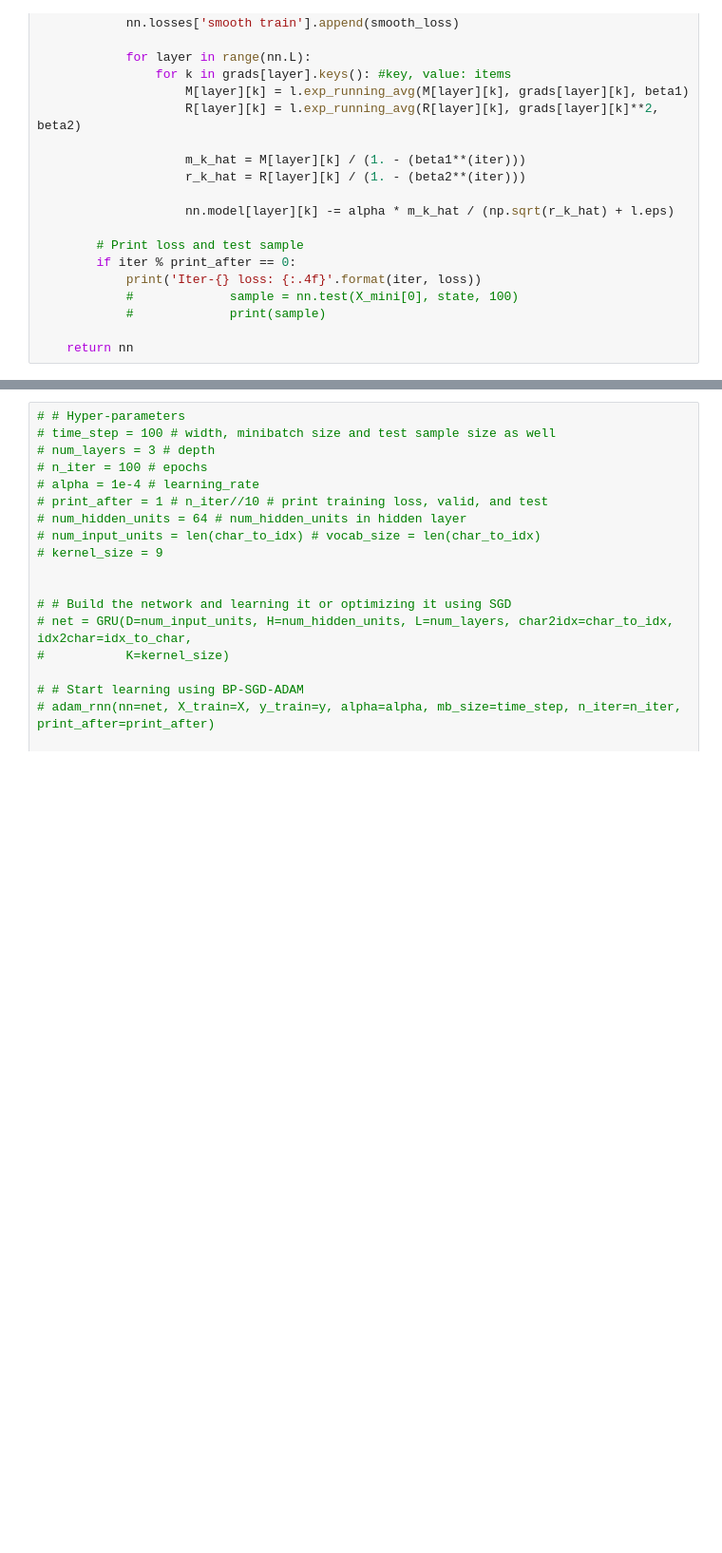
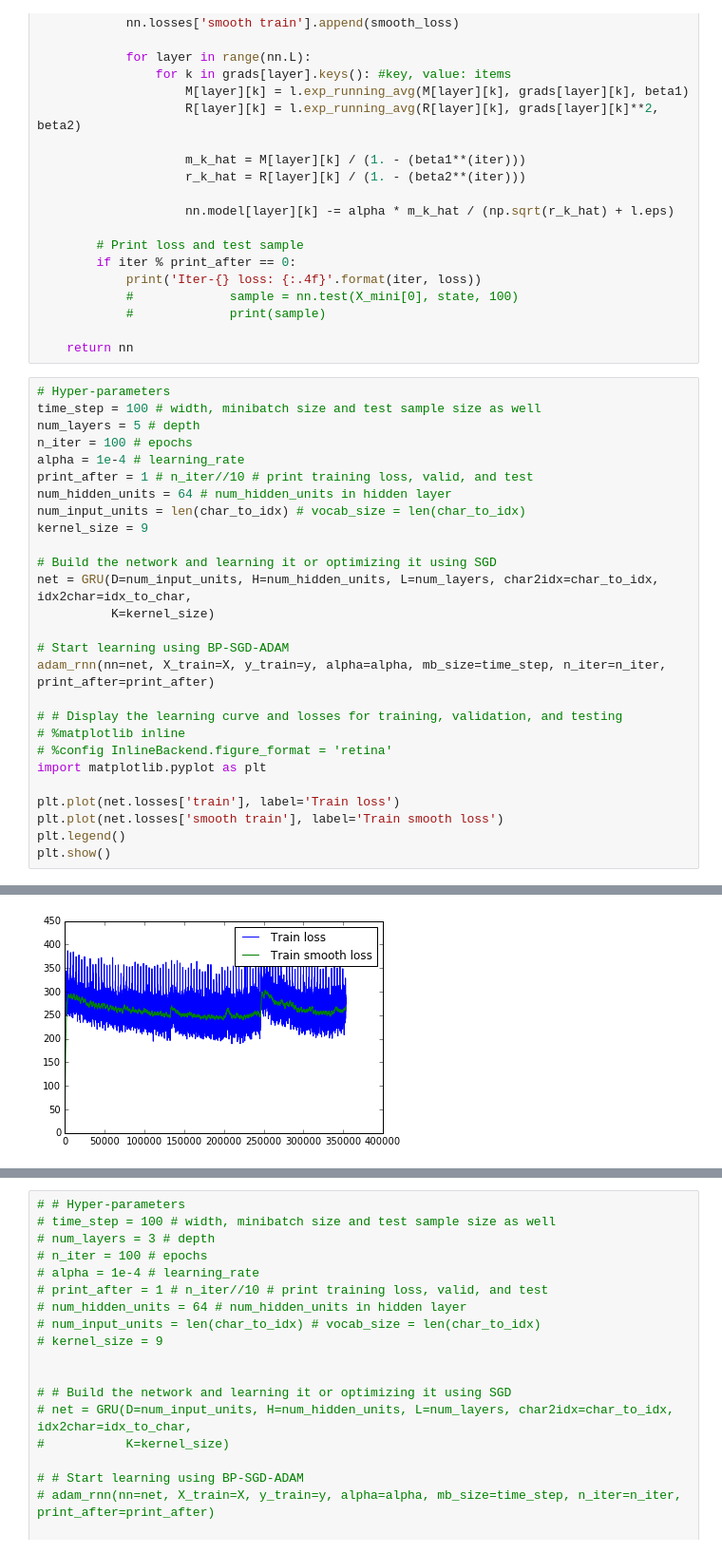
Before and after one commit to arasdar/DL, a Jupyter notebook: DGRU2-conv.ipynb, the cells around one changed output, grey strips where cells are left out. Shown at 95% size. Saved outputs shown, nothing was run; the diff lists cells and outputs as text; blank space fills up the shorter version.

Commit message:
DGRU2-conv trained with different number of layers.

```diff
--- a/DGRU2-conv.ipynb
+++ b/DGRU2-conv.ipynb
@@ -280,3 +280,31 @@ def adam_rnn(nn, X_train, y_train, alpha, mb_size, n_iter, print_after):
             #             print(sample)
 
     return nn
+# %%
+# Hyper-parameters
+time_step = 100 # width, minibatch size and test sample size as well
+num_layers = 5 # depth
+n_iter = 100 # epochs
+alpha = 1e-4 # learning_rate
+print_after = 1 # n_iter//10 # print training loss, valid, and test
+num_hidden_units = 64 # num_hidden_units in hidden layer
+num_input_units = len(char_to_idx) # vocab_size = len(char_to_idx)
+kernel_size = 9
+
+# Build the network and learning it or optimizing it using SGD
+net = GRU(D=num_input_units, H=num_hidden_units, L=num_layers, char2idx=char_to_idx, idx2char=idx_to_char,
+          K=kernel_size)
+
+# Start learning using BP-SGD-ADAM
+adam_rnn(nn=net, X_train=X, y_train=y, alpha=alpha, mb_size=time_step, n_iter=n_iter, print_after=print_after)
+
+# # Display the learning curve and losses for training, validation, and testing
+# %matplotlib inline
+# %config InlineBackend.figure_format = 'retina'
+import matplotlib.pyplot as plt
+
+plt.plot(net.losses['train'], label='Train loss')
+plt.plot(net.losses['smooth train'], label='Train smooth loss')
+plt.legend()
+plt.show()
+# %% [output]
@@ -283 +328,2 @@ def adam_rnn(nn, X_train, y_train, alpha, mb_size, n_iter, print_after):
+[figure, added]
 # %%
```
Also changed, not shown: parts of 4 cells of this notebook.
